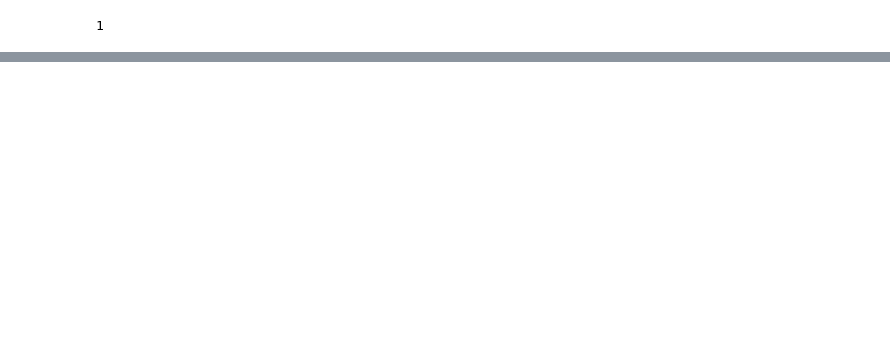
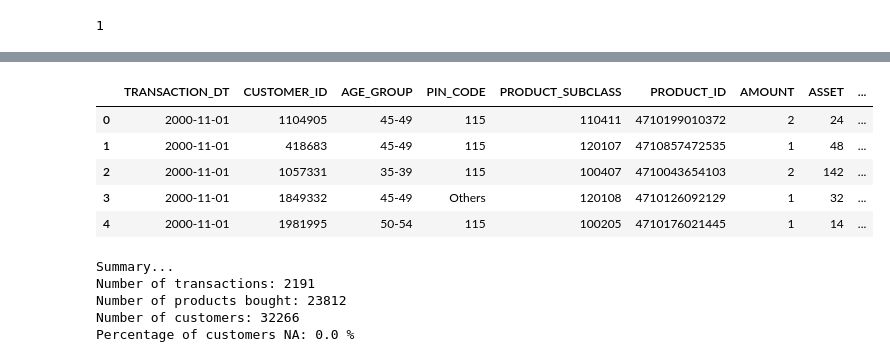
Before and after one commit to kristaLumbantoruan/customer-clustering-for-crm-in-xyz-store, a Jupyter notebook: Customer_Clustering.ipynb, the cells around one changed output, grey strips where cells are left out. Drawn from its saved outputs; the diff is of its cells as text; code cells hidden in the pictures; blank space fills up the shorter version.

```diff
--- a/Customer_Clustering.ipynb
+++ b/Customer_Clustering.ipynb
@@ -169,3 +173,25 @@ Tafeng_data = Tafeng_data[(Tafeng_data["AMOUNT"] > 0)]
 # %%
 #Convert the string date field to datetime
 Tafeng_data['TRANSACTION_DT'] = pd.to_datetime(Tafeng_data['TRANSACTION_DT'])
+# %%
+Tafeng_data.head()
+# %% [output]
+|  | TRANSACTION_DT | CUSTOMER_ID | AGE_GROUP | PIN_CODE | PRODUCT_SUBCLASS | PRODUCT_ID | AMOUNT | ASSET | ... |
+| 0 | 2000-11-01 | 1104905 | 45-49 | 115 | 110411 | 4710199010372 | 2 | 24 | ... |
+| 1 | 2000-11-01 | 418683 | 45-49 | 115 | 120107 | 4710857472535 | 1 | 48 | ... |
+| 2 | 2000-11-01 | 1057331 | 35-39 | 115 | 100407 | 4710043654103 | 2 | 142 | ... |
+| 3 | 2000-11-01 | 1849332 | 45-49 | Others | 120108 | 4710126092129 | 1 | 32 | ... |
+| 4 | 2000-11-01 | 1981995 | 50-54 | 115 | 100205 | 4710176021445 | 1 | 14 | ... |
+# %%
+print("Summary...")
+#exploring the unique values of each attribute
+print("Number of transactions:", Tafeng_data['SALES_PRICE'].nunique())
+print("Number of products bought:", Tafeng_data['PRODUCT_ID'].nunique())
+print("Number of customers:", Tafeng_data['CUSTOMER_ID'].nunique())
+print("Percentage of customers NA:", round(Tafeng_data['CUSTOMER_ID'].isnull().sum()*100/len(Tafeng_data),2),"%")
+# %% [output]
+Summary...
+Number of transactions: 2191
+Number of products bought: 23812
+Number of customers: 32266
+Percentage of customers NA: 0.0 %
```
Also changed, not shown: parts of 16 cells of this notebook.
